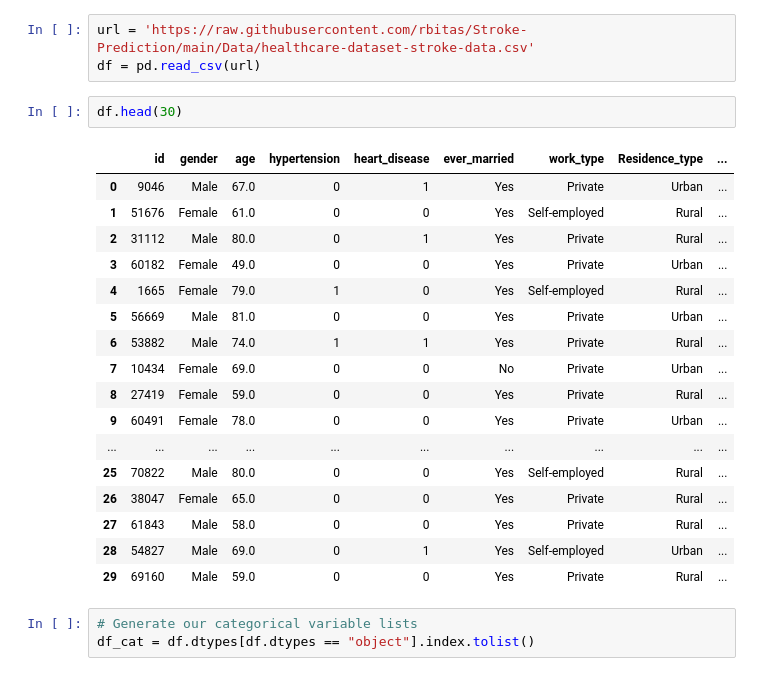
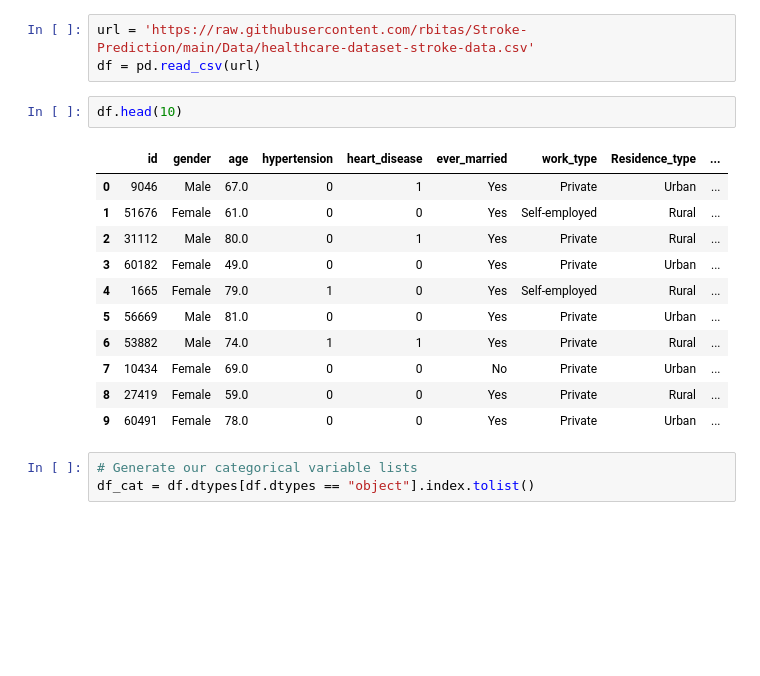
Before and after one commit to rbitas/Stroke-Prediction, a Jupyter notebook: Machine_Learning_Exploration-Sam/stroke_LogisiticRegression.ipynb, the cells around one changed output. Saved outputs shown, nothing was run; the diff lists cells and outputs as text; blank space fills up the shorter version.

```diff
--- a/Machine_Learning_Exploration-Sam/stroke_LogisiticRegression.ipynb
+++ b/Machine_Learning_Exploration-Sam/stroke_LogisiticRegression.ipynb
@@ -5,25 +5,19 @@ import pandas as pd
 url = 'https://raw.githubusercontent.com/rbitas/Stroke-Prediction/main/Data/healthcare-dataset-stroke-data.csv'
 df = pd.read_csv(url)
 # %%
-df.head(30)
+df.head(10)
 # %% [output]
 |  | id | gender | age | hypertension | heart_disease | ever_married | work_type | Residence_type | ... |
 | 0 | 9046 | Male | 67.0 | 0 | 1 | Yes | Private | Urban | ... |
 | 1 | 51676 | Female | 61.0 | 0 | 0 | Yes | Self-employed | Rural | ... |
 | 2 | 31112 | Male | 80.0 | 0 | 1 | Yes | Private | Rural | ... |
 | 3 | 60182 | Female | 49.0 | 0 | 0 | Yes | Private | Urban | ... |
 | 4 | 1665 | Female | 79.0 | 1 | 0 | Yes | Self-employed | Rural | ... |
 | 5 | 56669 | Male | 81.0 | 0 | 0 | Yes | Private | Urban | ... |
 | 6 | 53882 | Male | 74.0 | 1 | 1 | Yes | Private | Rural | ... |
 | 7 | 10434 | Female | 69.0 | 0 | 0 | No | Private | Urban | ... |
 | 8 | 27419 | Female | 59.0 | 0 | 0 | Yes | Private | Rural | ... |
 | 9 | 60491 | Female | 78.0 | 0 | 0 | Yes | Private | Urban | ... |
-| ... | ... | ... | ... | ... | ... | ... | ... | ... | ... |
-| 25 | 70822 | Male | 80.0 | 0 | 0 | Yes | Self-employed | Rural | ... |
-| 26 | 38047 | Female | 65.0 | 0 | 0 | Yes | Private | Rural | ... |
-| 27 | 61843 | Male | 58.0 | 0 | 0 | Yes | Private | Rural | ... |
-| 28 | 54827 | Male | 69.0 | 0 | 1 | Yes | Self-employed | Urban | ... |
-| 29 | 69160 | Male | 59.0 | 0 | 0 | Yes | Private | Rural | ... |
 # %%
 # Generate our categorical variable lists
 df_cat = df.dtypes[df.dtypes == "object"].index.tolist()
```
Also changed, not shown: parts of 18 cells of this notebook, 1 other file.
